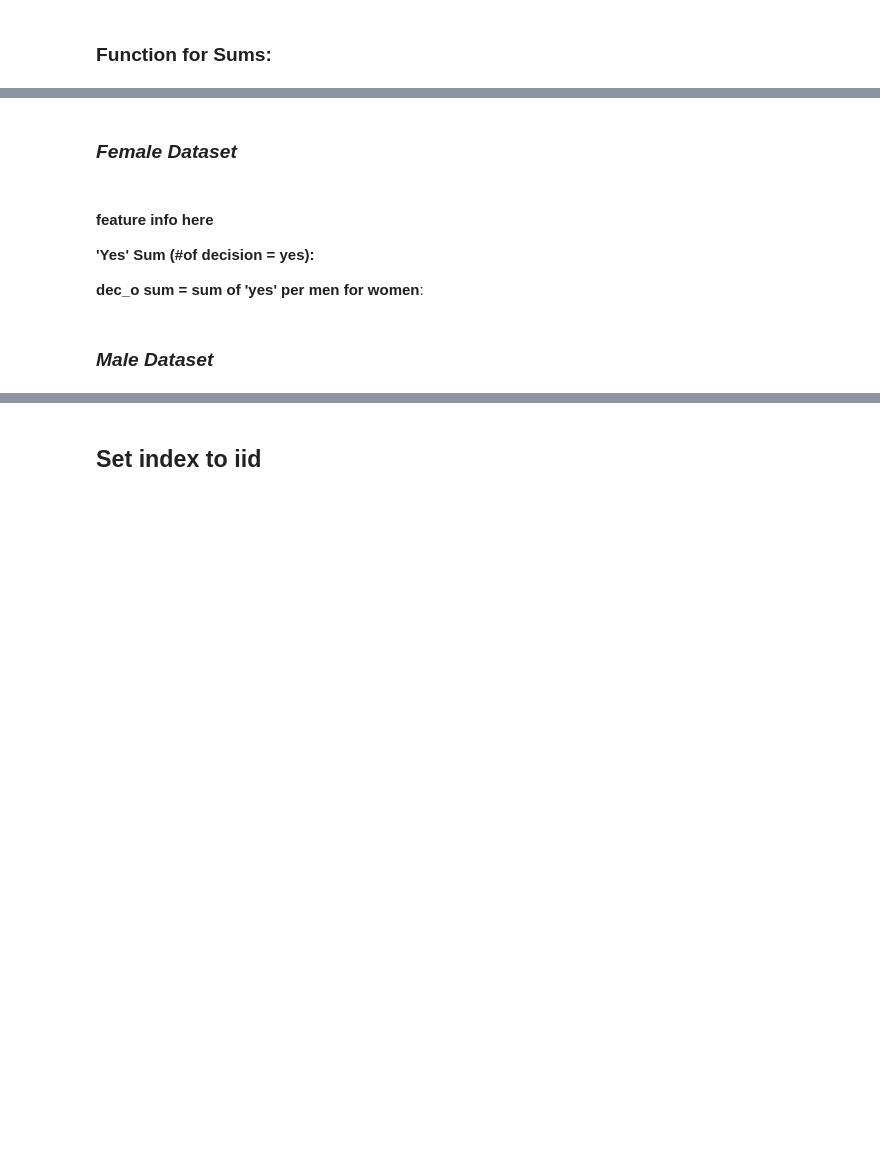
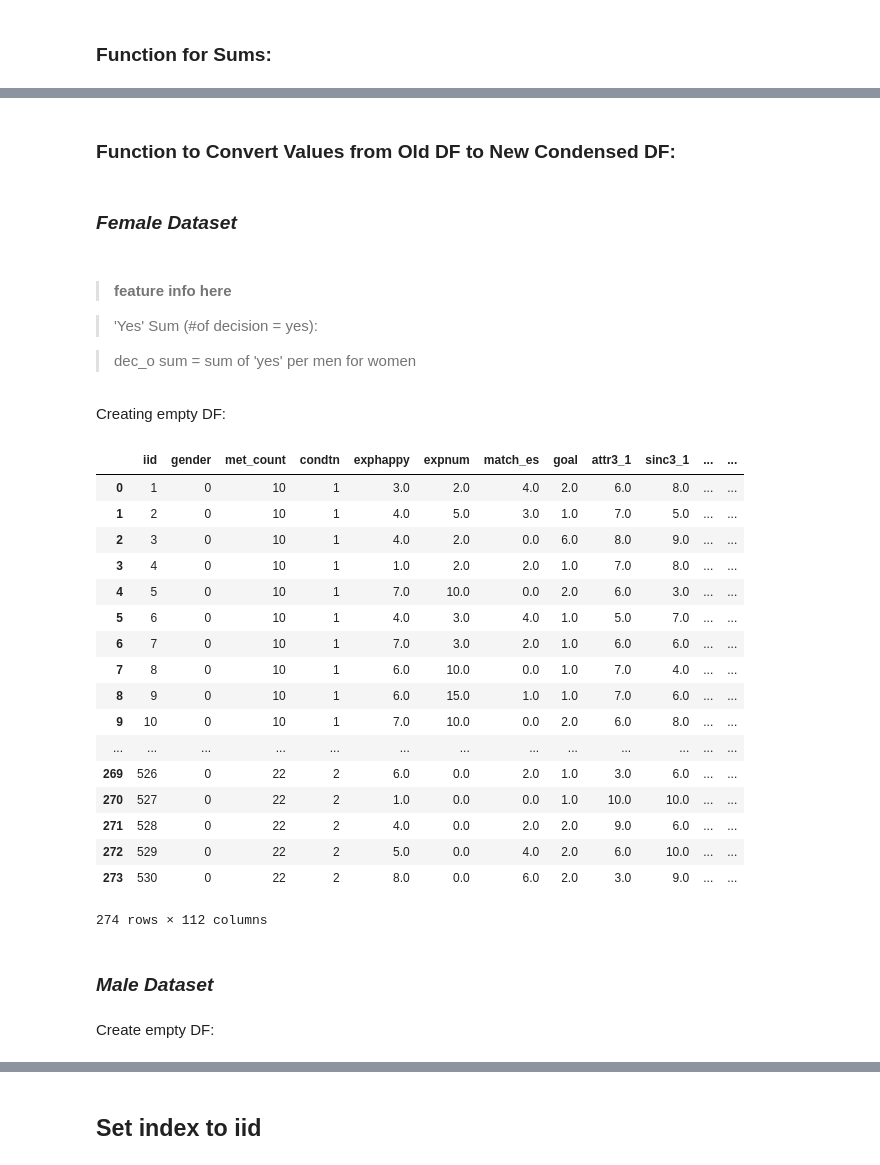
Before and after one commit to MirandaRemmer/DS-SF-23-work, a Jupyter notebook: final-project - MR/3/SpeedDating_dataset.ipynb, the cells around one changed output, grey strips where cells are left out. Saved outputs shown, nothing was run; the diff lists cells and outputs as text; code cells hidden in the pictures; blank space fills up the shorter version.

```diff
--- a/final-project - MR/3/SpeedDating_dataset.ipynb
+++ b/final-project - MR/3/SpeedDating_dataset.ipynb
@@ -199,7 +173,0 @@ def getAve(feature, divs, df):
-# %%
-def getValueSet(feature, df):
-    for iid in range(len(df)):
-        denom = df.groupby(['iid'])[feature].value_counts()
-        sum = df.groupby(['iid'])[feature].sum()
-        divis = sum/denom
-        return divis
@@ -280,0 +268,15 @@ IID1
+# %%
+def getValueSet(feature, df):
+    list = []
+    for iid in df.iid.unique():
+        iidsubset = df[df.iid == iid]
+        if (iidsubset[feature].isnull().any()) == False:
+            denom = len(iidsubset)
+            sum = iidsubset[feature].sum()
+            divis = sum/denom
+            list.append(divis)
+        else:
+            return np.NaN
+    return pd.Series(list)
+
+#test: getValueSet(df_female_raw, 'met_count')
@@ -280,0 +285,17 @@ IID1
+# %%
+def expAve(feature, denom, df):
+    list = []
+    for iid in df.iid.unique():
+        iidsubset = df[df.iid == iid]
+        if (iidsubset[feature].isnull().any()) == False:
+            f = iidsubset[feature].unique()[0]
+            ave = f / denom
+            list.append(ave)
+        else:
+            return np.NaN
+    return pd.Series(list)
+
+#EXPNUM_AVE (/20ppl)
+#df_female_condensed['expnum_ave'] = expAve('expnum', 20, df_female_condensed)
+#EXPHAPPY_AVE
+#df['exphappy_ave'] = getAve('exphappy', 10, DF)  #EXPHAPPY_AVE (/10PTS) ##????
@@ -280,0 +379,2 @@ IID1
+# %% [markdown]
+### Function to Convert Values from Old DF to New Condensed DF:
@@ -281,12 +520,39 @@ IID1
 # %% [markdown]
 ### *Female Dataset*
 # %% [markdown]
-#### feature info here
+> #### feature info here
 
 
-**'Yes' Sum (#of decision = yes):**
+>'Yes' Sum (#of decision = yes):
 
-**dec_o sum = sum of 'yes' per men for women**:
+> dec_o sum = sum of 'yes' per men for women
+# %% [markdown]
+Creating empty DF:
+# %%
+df_female_condensed = pd.DataFrame()
+# %%
+ConvertDF(df_female_raw,df_female_condensed)
+# %% [output]
+|  | iid | gender | met_count | condtn | exphappy | expnum | match_es | goal | attr3_1 | sinc3_1 | ... | ... |
+| 0 | 1 | 0 | 10 | 1 | 3.0 | 2.0 | 4.0 | 2.0 | 6.0 | 8.0 | ... | ... |
+| 1 | 2 | 0 | 10 | 1 | 4.0 | 5.0 | 3.0 | 1.0 | 7.0 | 5.0 | ... | ... |
+| 2 | 3 | 0 | 10 | 1 | 4.0 | 2.0 | 0.0 | 6.0 | 8.0 | 9.0 | ... | ... |
+| 3 | 4 | 0 | 10 | 1 | 1.0 | 2.0 | 2.0 | 1.0 | 7.0 | 8.0 | ... | ... |
+| 4 | 5 | 0 | 10 | 1 | 7.0 | 10.0 | 0.0 | 2.0 | 6.0 | 3.0 | ... | ... |
+| 5 | 6 | 0 | 10 | 1 | 4.0 | 3.0 | 4.0 | 1.0 | 5.0 | 7.0 | ... | ... |
+| 6 | 7 | 0 | 10 | 1 | 7.0 | 3.0 | 2.0 | 1.0 | 6.0 | 6.0 | ... | ... |
+| 7 | 8 | 0 | 10 | 1 | 6.0 | 10.0 | 0.0 | 1.0 | 7.0 | 4.0 | ... | ... |
+| 8 | 9 | 0 | 10 | 1 | 6.0 | 15.0 | 1.0 | 1.0 | 7.0 | 6.0 | ... | ... |
+| 9 | 10 | 0 | 10 | 1 | 7.0 | 10.0 | 0.0 | 2.0 | 6.0 | 8.0 | ... | ... |
+| ... | ... | ... | ... | ... | ... | ... | ... | ... | ... | ... | ... | ... |
+| 269 | 526 | 0 | 22 | 2 | 6.0 | 0.0 | 2.0 | 1.0 | 3.0 | 6.0 | ... | ... |
+| 270 | 527 | 0 | 22 | 2 | 1.0 | 0.0 | 0.0 | 1.0 | 10.0 | 10.0 | ... | ... |
+| 271 | 528 | 0 | 22 | 2 | 4.0 | 0.0 | 2.0 | 2.0 | 9.0 | 6.0 | ... | ... |
+| 272 | 529 | 0 | 22 | 2 | 5.0 | 0.0 | 4.0 | 2.0 | 6.0 | 10.0 | ... | ... |
+| 273 | 530 | 0 | 22 | 2 | 8.0 | 0.0 | 6.0 | 2.0 | 3.0 | 9.0 | ... | ... |
+274 rows × 112 columns
 # %% [markdown]
 ### *Male Dataset*
+# %% [markdown]
+Create empty DF:
 # %%
```
Also changed, not shown: parts of 42 cells of this notebook, 4 other files.
